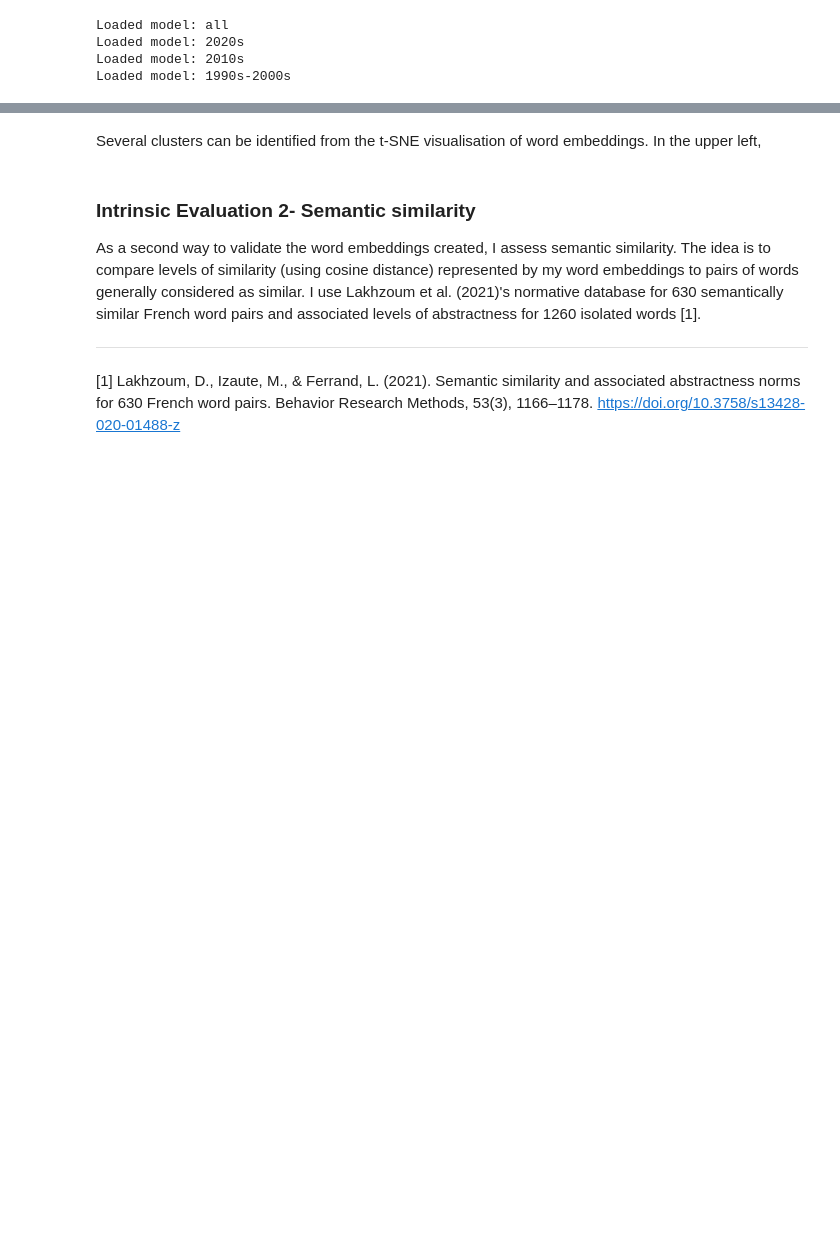
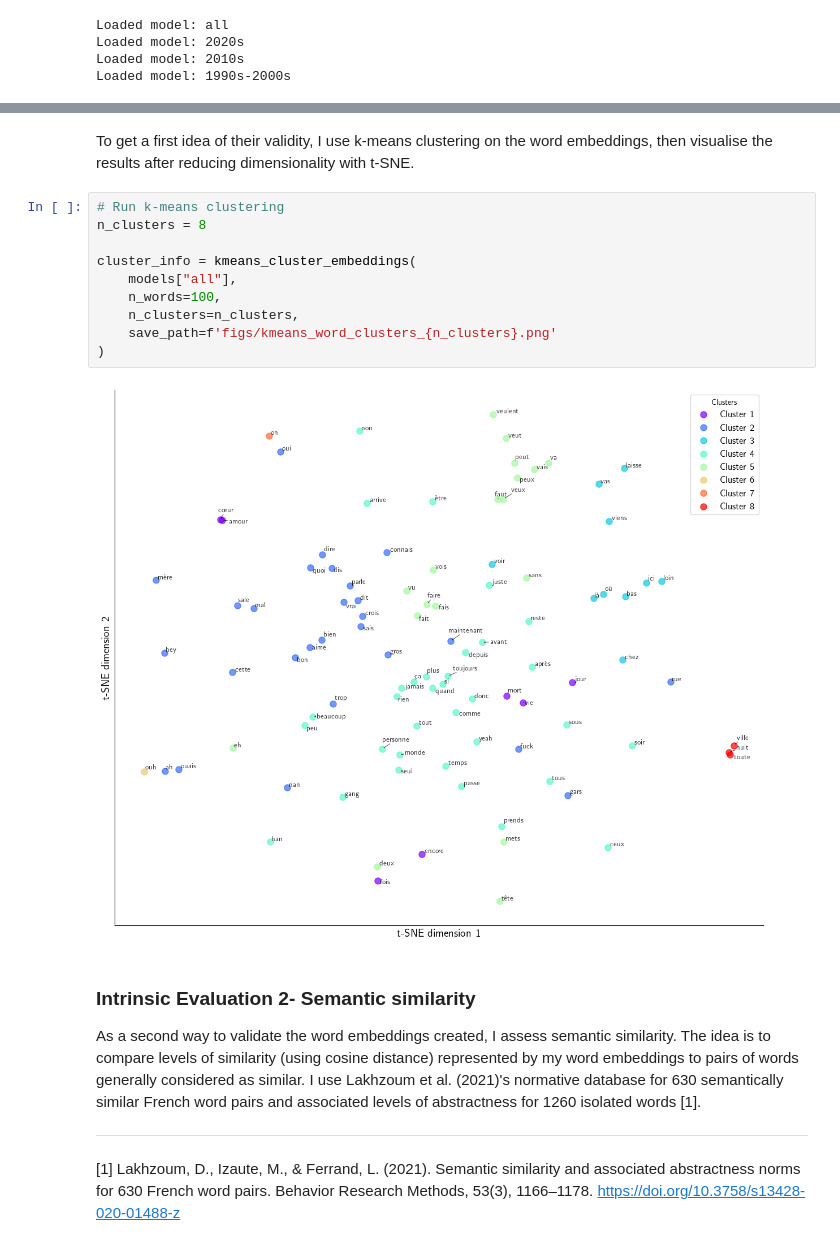
Before and after one commit to MatteoLarrode/NLP-SexismRapFr, a Jupyter notebook: NLP-SexismRapFr.ipynb, the cells around one changed output, grey strips where cells are left out. Cells and saved outputs as stored; diff of their text form; blank space fills up the shorter version.

Commit message:
created viz for clustering validation

```diff
--- a/NLP-SexismRapFr.ipynb
+++ b/NLP-SexismRapFr.ipynb
@@ -305,5 +293,17 @@ visualise_embeddings(
-# %% [markdown]
-Several clusters can be identified from the t-SNE visualisation of word embeddings. In the upper left,
+# %% [markdown]
+To get a first idea of their validity, I use k-means clustering on the word embeddings, then visualise the results after reducing dimensionality with t-SNE.
+# %%
+# Run k-means clustering
+n_clusters = 8
+
+cluster_info = kmeans_cluster_embeddings(
+    models["all"],
+    n_words=100,
+    n_clusters=n_clusters,
+    save_path=f'figs/kmeans_word_clusters_{n_clusters}.png'
+)
+# %% [output]
+[figure, added]
 # %% [markdown]
 ### Intrinsic Evaluation 2- Semantic similarity
 
```
Also changed, not shown: parts of 3 cells of this notebook, 2 other files.
